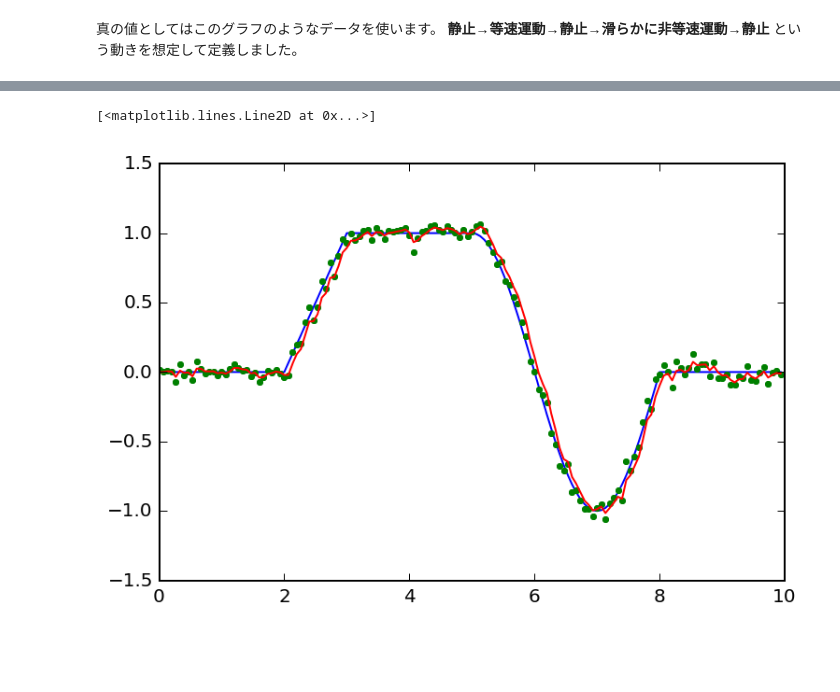
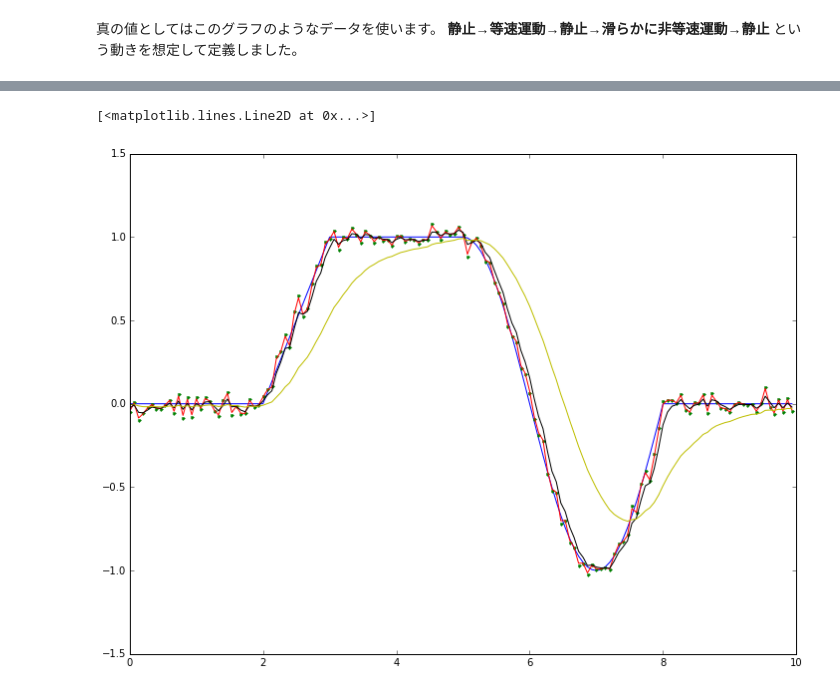
Before and after one commit to wingcloud/notebooks, a Jupyter notebook: SmoothingFilter1.ipynb, the cells around one changed output, grey strips where cells are left out. Cells and saved outputs as stored; diff of their text form; code cells hidden in the pictures; blank space fills up the shorter version.

```diff
--- a/SmoothingFilter1.ipynb
+++ b/SmoothingFilter1.ipynb
@@ -6,6 +6,3 @@
 import numpy as np
 # %%
 import matplotlib.pyplot as plt
-# %%
-import matplotlib
-matplotlib.rcParams['savefig.dpi'] = 150
@@ -14,3 +9,6 @@ matplotlib.rcParams['savefig.dpi'] = 150
+# %%
+%matplotlib inline
+plt.rcParams['figure.figsize'] = (12.0, 9.0)
 # %%
 import random
 # %% [markdown]
@@ -140,15 +174,20 @@ plt.plot(t,pData3,'r')
 # %%
 def ExponentialSmoothing(data,alpha):
     filtered = np.zeros(data.size)
+    filtered[0]=alpha*data[0]
     for i in range(data.size):
         if i>0:
             filtered[i]=alpha*data[i]+(1-alpha)*filtered[i-1]
     return filtered
 # %%
-pData4=ExponentialSmoothing(oData,0.5)
+pData4=ExponentialSmoothing(oData,0.9)
+pData5=ExponentialSmoothing(oData,0.5)
+pData6=ExponentialSmoothing(oData,0.1)
 plt.plot(t,tData,'b')
 plt.plot(t,oData,'.g')
 plt.plot(t,pData4,'r')
+plt.plot(t,pData5,'k')
+plt.plot(t,pData6,'y')
 # %% [output]
 [<matplotlib.lines.Line2D at 0x...>]
-[figure, old version]
+[figure, new version]
```
Also changed, not shown: parts of 20 cells of this notebook.
